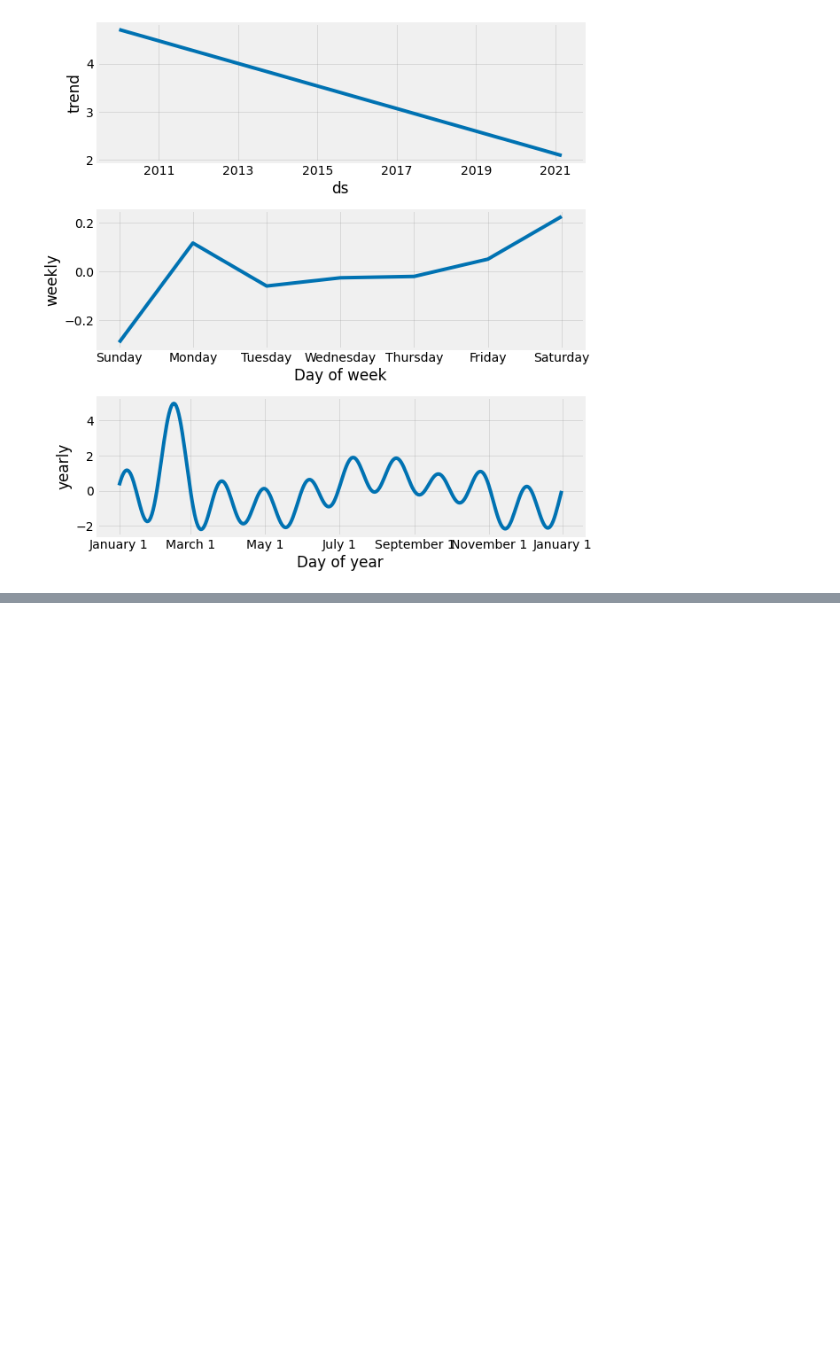
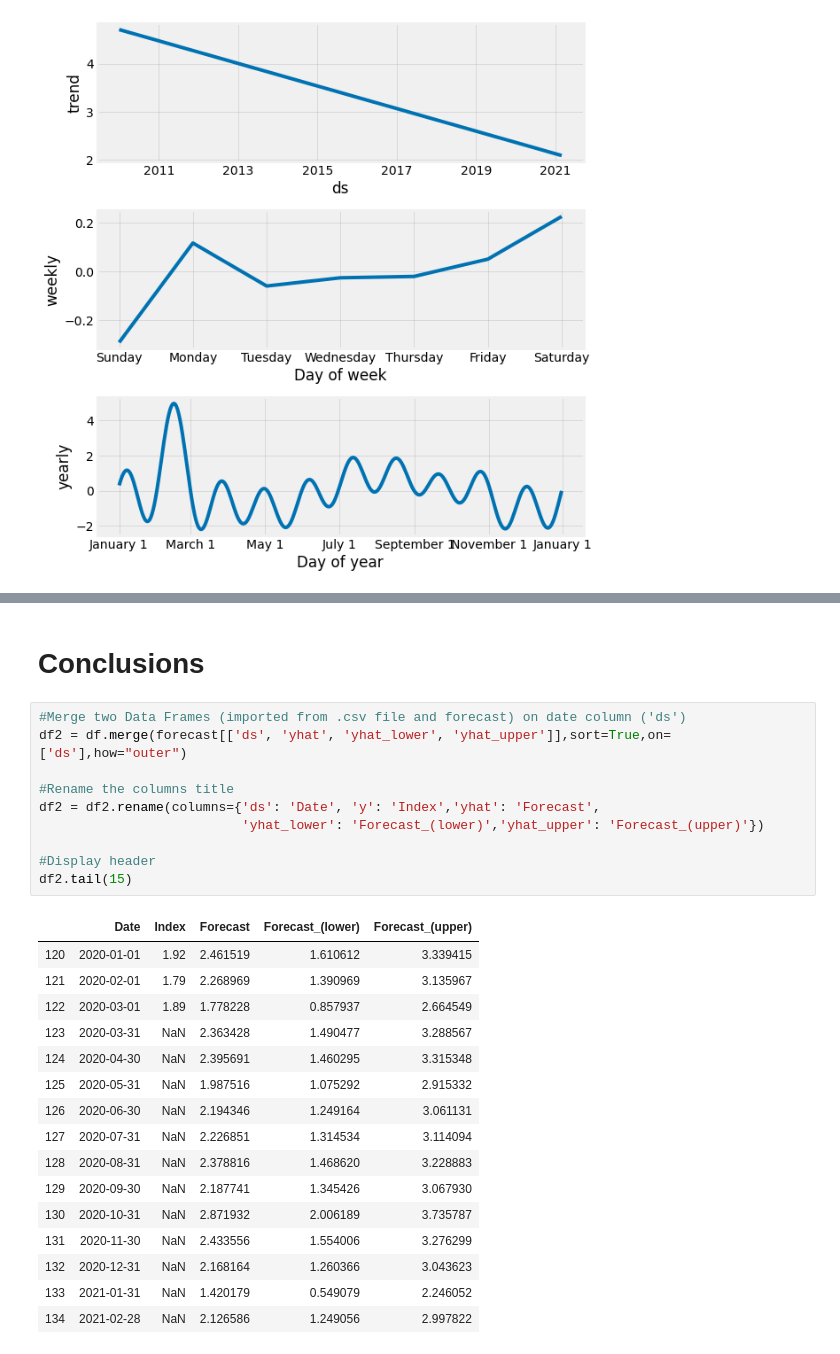
Before and after one commit to azagorowski/Analysis-and-forecast-of-stock-exchange-price-based-on-selected-indicators-using-machine-learning, a Jupyter notebook: scripts/azagorowski_scripts/Natural_gas_price_forecast_2021.ipynb, the cells around one changed output, grey strips where cells are left out. Saved outputs shown, nothing was run; the diff lists cells and outputs as text; blank space fills up the shorter version.

```diff
--- a/scripts/azagorowski_scripts/Natural_gas_price_forecast_2021.ipynb
+++ b/scripts/azagorowski_scripts/Natural_gas_price_forecast_2021.ipynb
@@ -140,3 +141,32 @@ py.iplot(fig)
 # %% [output]
 [interactive output not drawn]
 [interactive output not drawn]
+# %% [markdown]
+# Conclusions
+# %%
+#Merge two Data Frames (imported from .csv file and forecast) on date column ('ds')
+df2 = df.merge(forecast[['ds', 'yhat', 'yhat_lower', 'yhat_upper']],sort=True,on=['ds'],how="outer")
+
+#Rename the columns title
+df2 = df2.rename(columns={'ds': 'Date', 'y': 'Index','yhat': 'Forecast',
+                          'yhat_lower': 'Forecast_(lower)','yhat_upper': 'Forecast_(upper)'})
+
+#Display header
+df2.tail(15)
+# %% [output]
+|  | Date | Index | Forecast | Forecast_(lower) | Forecast_(upper) |
+| 120 | 2020-01-01 | 1.92 | 2.461519 | 1.610612 | 3.339415 |
+| 121 | 2020-02-01 | 1.79 | 2.268969 | 1.390969 | 3.135967 |
+| 122 | 2020-03-01 | 1.89 | 1.778228 | 0.857937 | 2.664549 |
+| 123 | 2020-03-31 | NaN | 2.363428 | 1.490477 | 3.288567 |
+| 124 | 2020-04-30 | NaN | 2.395691 | 1.460295 | 3.315348 |
+| 125 | 2020-05-31 | NaN | 1.987516 | 1.075292 | 2.915332 |
+| 126 | 2020-06-30 | NaN | 2.194346 | 1.249164 | 3.061131 |
+| 127 | 2020-07-31 | NaN | 2.226851 | 1.314534 | 3.114094 |
+| 128 | 2020-08-31 | NaN | 2.378816 | 1.468620 | 3.228883 |
+| 129 | 2020-09-30 | NaN | 2.187741 | 1.345426 | 3.067930 |
+| 130 | 2020-10-31 | NaN | 2.871932 | 2.006189 | 3.735787 |
+| 131 | 2020-11-30 | NaN | 2.433556 | 1.554006 | 3.276299 |
+| 132 | 2020-12-31 | NaN | 2.168164 | 1.260366 | 3.043623 |
+| 133 | 2021-01-31 | NaN | 1.420179 | 0.549079 | 2.246052 |
+| 134 | 2021-02-28 | NaN | 2.126586 | 1.249056 | 2.997822 |
```
Also changed, not shown: parts of 17 cells of this notebook, 1 other file.
